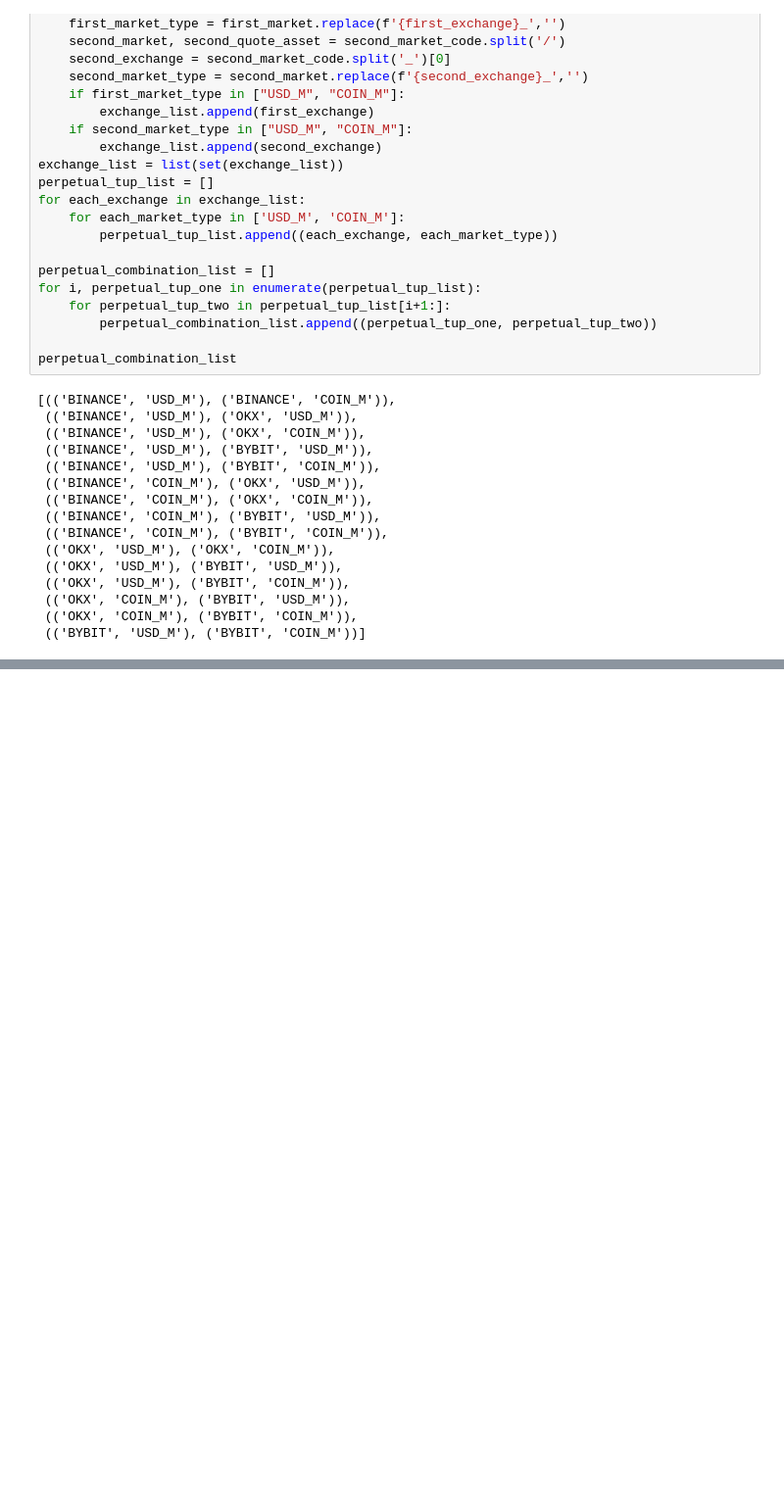
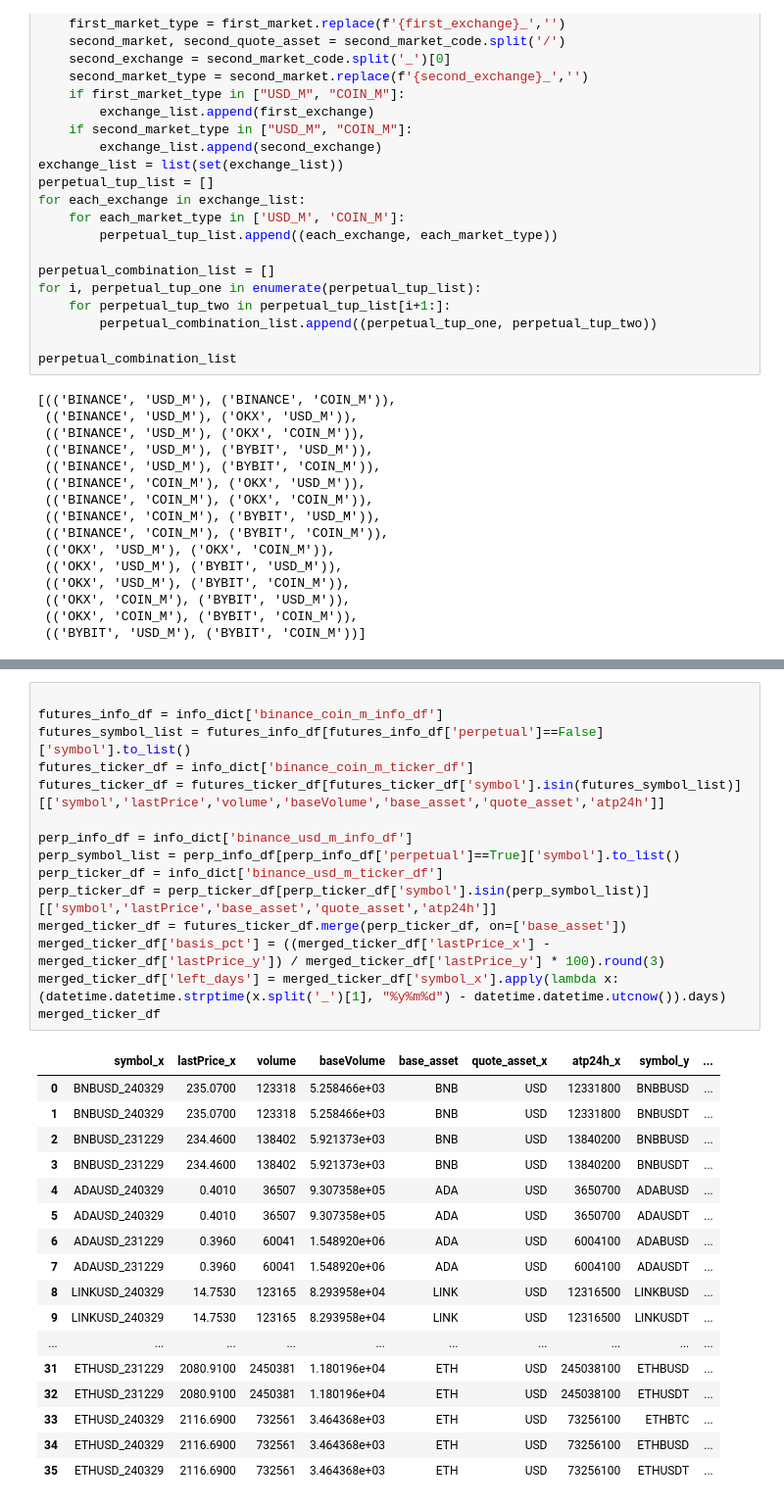
Before and after one commit to charlie115/act, a Jupyter notebook: arbitrage_generator/test.ipynb, the cells around one changed output, grey strips where cells are left out. Shown at 98% size. Cells and saved outputs as stored; diff of their text form; blank space fills up the shorter version.

```diff
--- a/arbitrage_generator/test.ipynb
+++ b/arbitrage_generator/test.ipynb
@@ -219,0 +241,33 @@ perpetual_combination_list
+# %%
+
+futures_info_df = info_dict['binance_coin_m_info_df']
+futures_symbol_list = futures_info_df[futures_info_df['perpetual']==False]['symbol'].to_list()
+futures_ticker_df = info_dict['binance_coin_m_ticker_df']
+futures_ticker_df = futures_ticker_df[futures_ticker_df['symbol'].isin(futures_symbol_list)][['symbol','lastPrice','volume','baseVolume','base_asset','quote_asset','atp24h']]
+
+perp_info_df = info_dict['binance_usd_m_info_df']
+perp_symbol_list = perp_info_df[perp_info_df['perpetual']==True]['symbol'].to_list()
+perp_ticker_df = info_dict['binance_usd_m_ticker_df']
+perp_ticker_df = perp_ticker_df[perp_ticker_df['symbol'].isin(perp_symbol_list)][['symbol','lastPrice','base_asset','quote_asset','atp24h']]
+merged_ticker_df = futures_ticker_df.merge(perp_ticker_df, on=['base_asset'])
+merged_ticker_df['basis_pct'] = ((merged_ticker_df['lastPrice_x'] - merged_ticker_df['lastPrice_y']) / merged_ticker_df['lastPrice_y'] * 100).round(3)
+merged_ticker_df['left_days'] = merged_ticker_df['symbol_x'].apply(lambda x: (datetime.datetime.strptime(x.split('_')[1], "%y%m%d") - datetime.datetime.utcnow()).days)
+merged_ticker_df
+# %% [output]
+|  | symbol_x | lastPrice_x | volume | baseVolume | base_asset | quote_asset_x | atp24h_x | symbol_y | ... |
+| 0 | BNBUSD_240329 | 235.0700 | 123318 | 5.258466e+03 | BNB | USD | 12331800 | BNBBUSD | ... |
+| 1 | BNBUSD_240329 | 235.0700 | 123318 | 5.258466e+03 | BNB | USD | 12331800 | BNBUSDT | ... |
+| 2 | BNBUSD_231229 | 234.4600 | 138402 | 5.921373e+03 | BNB | USD | 13840200 | BNBBUSD | ... |
+| 3 | BNBUSD_231229 | 234.4600 | 138402 | 5.921373e+03 | BNB | USD | 13840200 | BNBUSDT | ... |
+| 4 | ADAUSD_240329 | 0.4010 | 36507 | 9.307358e+05 | ADA | USD | 3650700 | ADABUSD | ... |
+| 5 | ADAUSD_240329 | 0.4010 | 36507 | 9.307358e+05 | ADA | USD | 3650700 | ADAUSDT | ... |
+| 6 | ADAUSD_231229 | 0.3960 | 60041 | 1.548920e+06 | ADA | USD | 6004100 | ADABUSD | ... |
+| 7 | ADAUSD_231229 | 0.3960 | 60041 | 1.548920e+06 | ADA | USD | 6004100 | ADAUSDT | ... |
+| 8 | LINKUSD_240329 | 14.7530 | 123165 | 8.293958e+04 | LINK | USD | 12316500 | LINKBUSD | ... |
+| 9 | LINKUSD_240329 | 14.7530 | 123165 | 8.293958e+04 | LINK | USD | 12316500 | LINKUSDT | ... |
+| ... | ... | ... | ... | ... | ... | ... | ... | ... | ... |
+| 31 | ETHUSD_231229 | 2080.9100 | 2450381 | 1.180196e+04 | ETH | USD | 245038100 | ETHBUSD | ... |
+| 32 | ETHUSD_231229 | 2080.9100 | 2450381 | 1.180196e+04 | ETH | USD | 245038100 | ETHUSDT | ... |
+| 33 | ETHUSD_240329 | 2116.6900 | 732561 | 3.464368e+03 | ETH | USD | 73256100 | ETHBTC | ... |
+| 34 | ETHUSD_240329 | 2116.6900 | 732561 | 3.464368e+03 | ETH | USD | 73256100 | ETHBUSD | ... |
+| 35 | ETHUSD_240329 | 2116.6900 | 732561 | 3.464368e+03 | ETH | USD | 73256100 | ETHUSDT | ... |
```
Also changed, not shown: parts of 3 cells of this notebook, 3 other files.
